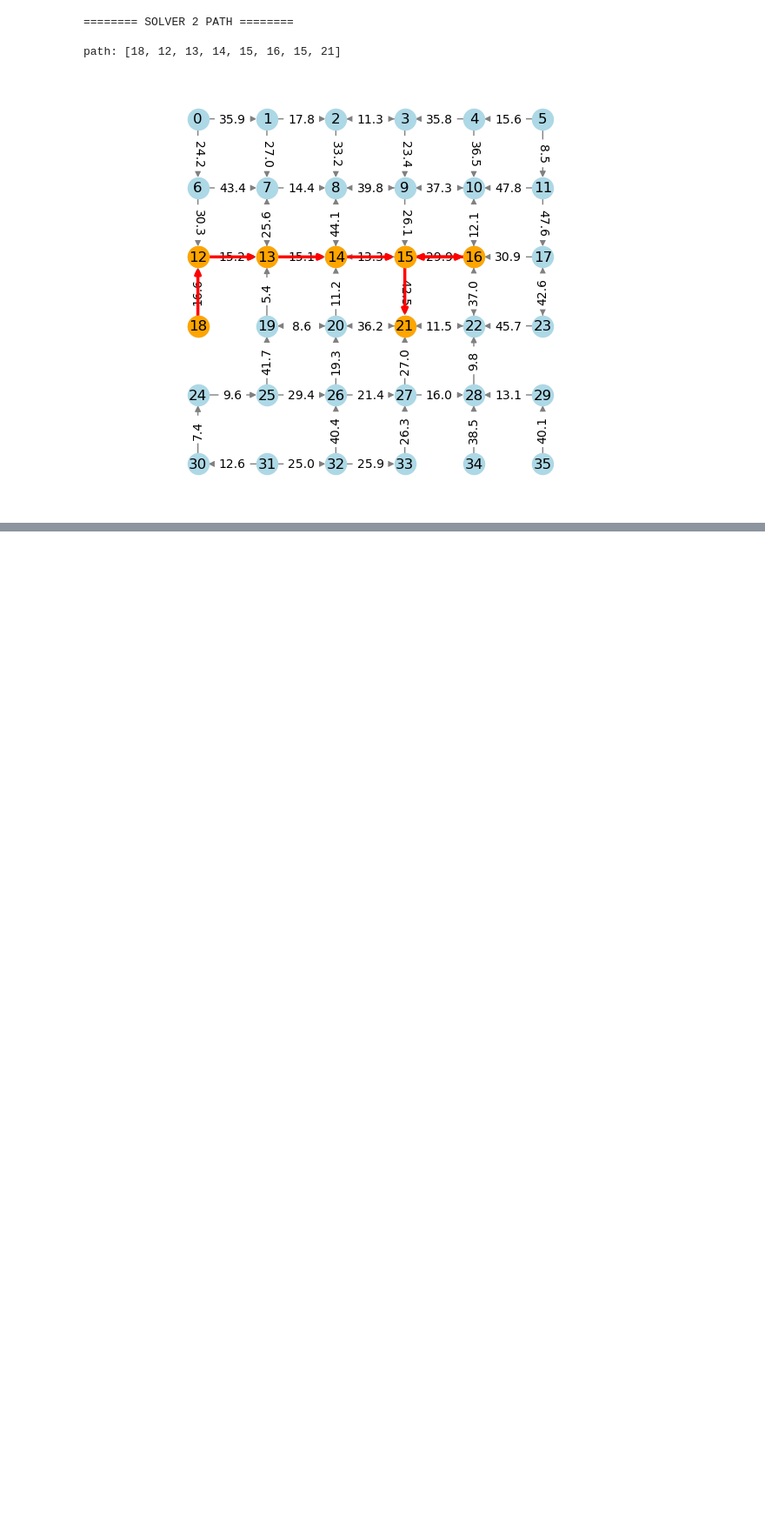
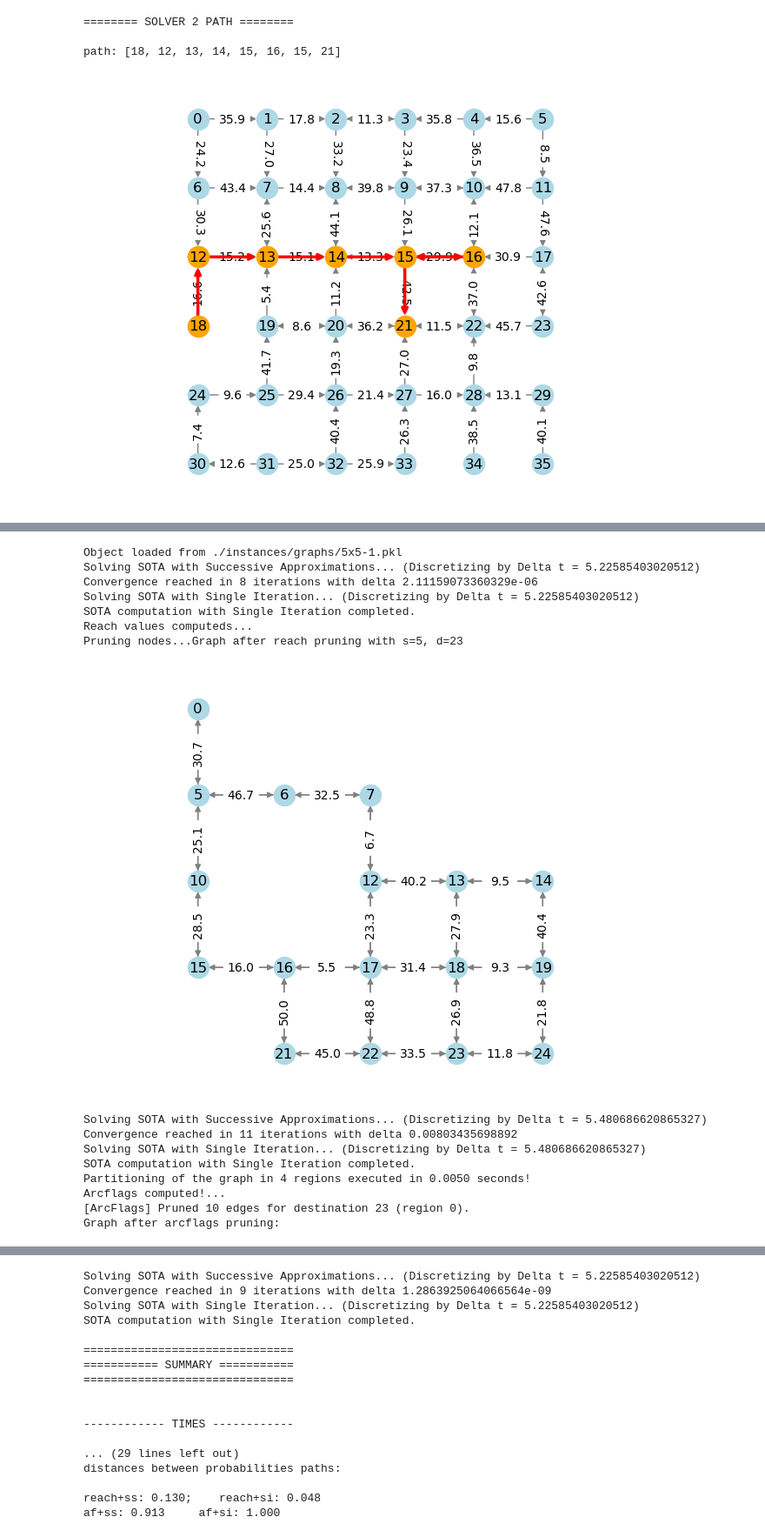
Before and after one commit to samuelepeirone/SOTA-py, a Jupyter notebook: notebook/test.ipynb, the cells around one changed output, grey strips where cells are left out. Shown at 87% size. Cells and saved outputs as stored; diff of their text form; code cells hidden in the pictures; blank space fills up the shorter version.

Commit message:
reach solved, need to recompute all the results now

```diff
--- a/notebook/test.ipynb
+++ b/notebook/test.ipynb
@@ -896,3 +896,7 @@ TestFunctions.general_comparison_run(graph, 146, 300)
 graph = Utils.load_object("./instances/graphs/20x20-1.pkl")
 
 TestFunctions.general_comparison_run(graph, 146, 500)
+# %%
+graph = Utils.load_object("./instances/graphs/5x5-1.pkl")
+
+TestFunctions.general_comparison_run(graph, 20, 500)
@@ -942,0 +967,4 @@ path: [18, 12, 13, 14, 15, 16, 15, 21]
+# %%
+graph = Utils.load_object("./instances/graphs/5x5-1.pkl")
+
+TestFunctions.general_comparison_run_with_paths(graph, 5, 23, 500, print_all_graphs=False, print_paths=False, print_interm_results=False)
@@ -942,0 +989,21 @@ path: [18, 12, 13, 14, 15, 16, 15, 21]
+# %%
+graph = Utils.load_object("./instances/graphs/5x5-1.pkl")
+
+TestFunctions.general_comparison_run_with_paths(graph, 5, 23, 600, print_all_graphs=True, print_paths=False, print_interm_results=False)
+# %% [output]
+Object loaded from ./instances/graphs/5x5-1.pkl
+Solving SOTA with Successive Approximations... (Discretizing by Delta t = 5.22585403020512)
+Convergence reached in 8 iterations with delta 2.11159073360329e-06
+Solving SOTA with Single Iteration... (Discretizing by Delta t = 5.22585403020512)
+SOTA computation with Single Iteration completed.
+Reach values computeds...
+Pruning nodes...Graph after reach pruning with s=5, d=23
+[figure, added]
+Solving SOTA with Successive Approximations... (Discretizing by Delta t = 5.480686620865327)
+Convergence reached in 11 iterations with delta 0.00803435698892
+Solving SOTA with Single Iteration... (Discretizing by Delta t = 5.480686620865327)
+SOTA computation with Single Iteration completed.
+Partitioning of the graph in 4 regions executed in 0.0050 seconds!
+Arcflags computed!...
+[ArcFlags] Pruned 10 edges for destination 23 (region 0).
+Graph after arcflags pruning:
@@ -942,0 +1011,17 @@ path: [18, 12, 13, 14, 15, 16, 15, 21]
+Solving SOTA with Successive Approximations... (Discretizing by Delta t = 5.22585403020512)
+Convergence reached in 9 iterations with delta 1.2863925064066564e-09
+Solving SOTA with Single Iteration... (Discretizing by Delta t = 5.22585403020512)
+SOTA computation with Single Iteration completed.
+
+===============================
+=========== SUMMARY ===========
+===============================
+
+
+------------ TIMES ------------
+
+... (29 lines left out)
+distances between probabilities paths:
+
+reach+ss: 0.130;    reach+si: 0.048
+af+ss: 0.913     af+si: 1.000
```
Also changed, not shown: parts of 8 cells of this notebook, 6 other files.
